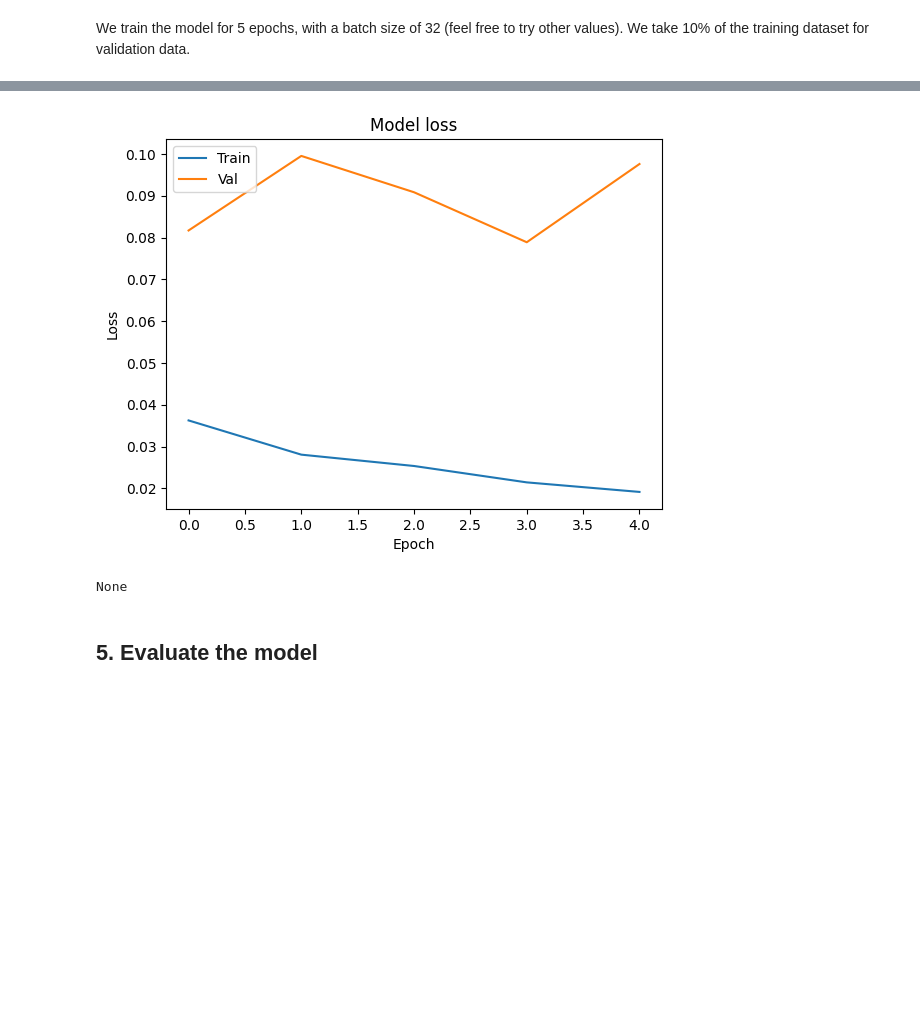
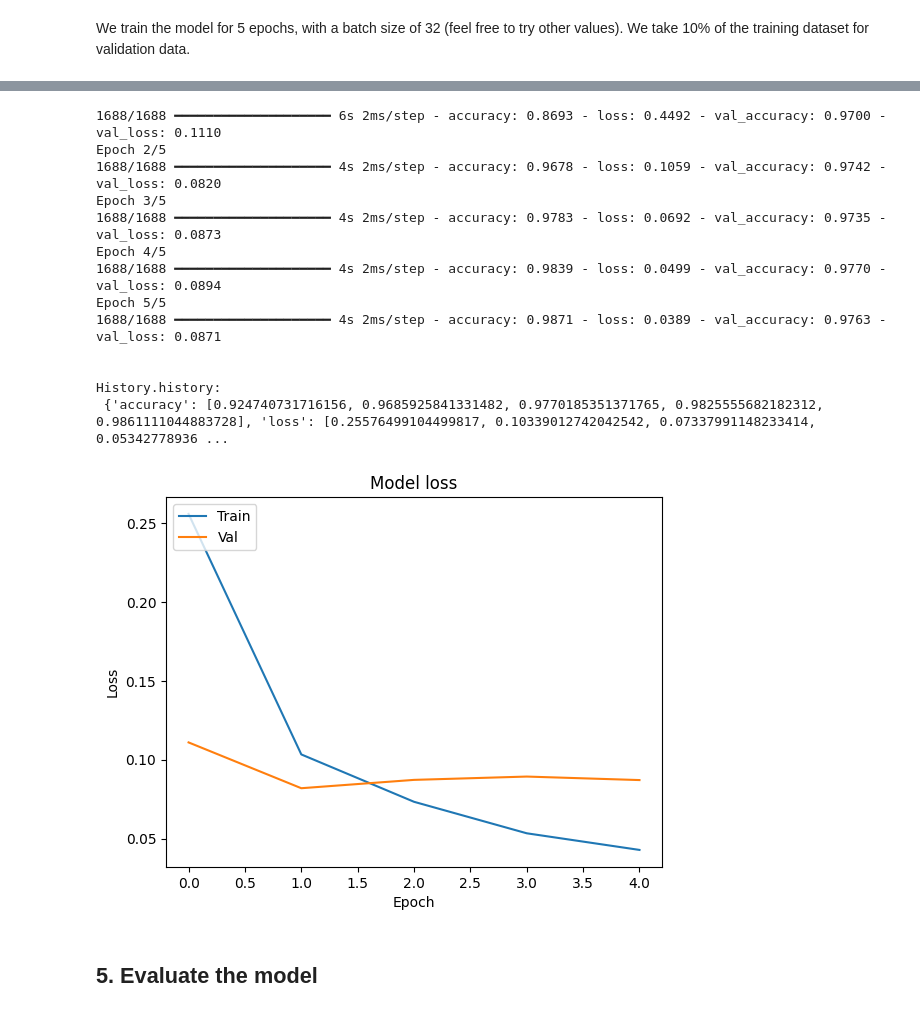
Before and after one commit to anir333/DataAndAInotesYear2Semester1, a Jupyter notebook: Python/dai2_dai3/Week6/06-Artificial neural networks/06.01_NN_Classification.ipynb, the cells around one changed output, grey strips where cells are left out. Saved outputs shown, nothing was run; the diff lists cells and outputs as text; code cells hidden in the pictures; blank space fills up the shorter version.

```diff
--- a/Python/dai2_dai3/Week6/06-Artificial neural networks/06.01_NN_Classification.ipynb
+++ b/Python/dai2_dai3/Week6/06-Artificial neural networks/06.01_NN_Classification.ipynb
@@ -178,4 +219,7 @@ We train the model for 5 epochs, with a batch size of 32 (feel free to try other
 # %%
+"""
+
+"""
 # train the model
 history = model.fit(
     x_train_norm, # training input
@@ -185,6 +229,6 @@ history = model.fit(
     validation_split=0.1,
 )
 # plot loss function
-print(plot_loss(history))
+plot_loss(history)
 # %% [output]
 Epoch 1/5
@@ -200,5 +236,17 @@ Epoch 5/5
+1688/1688 ━━━━━━━━━━━━━━━━━━━━ 6s 2ms/step - accuracy: 0.8693 - loss: 0.4492 - val_accuracy: 0.9700 - val_loss: 0.1110
+Epoch 2/5
+1688/1688 ━━━━━━━━━━━━━━━━━━━━ 4s 2ms/step - accuracy: 0.9678 - loss: 0.1059 - val_accuracy: 0.9742 - val_loss: 0.0820
+Epoch 3/5
+1688/1688 ━━━━━━━━━━━━━━━━━━━━ 4s 2ms/step - accuracy: 0.9783 - loss: 0.0692 - val_accuracy: 0.9735 - val_loss: 0.0873
+Epoch 4/5
+1688/1688 ━━━━━━━━━━━━━━━━━━━━ 4s 2ms/step - accuracy: 0.9839 - loss: 0.0499 - val_accuracy: 0.9770 - val_loss: 0.0894
+Epoch 5/5
+1688/1688 ━━━━━━━━━━━━━━━━━━━━ 4s 2ms/step - accuracy: 0.9871 - loss: 0.0389 - val_accuracy: 0.9763 - val_loss: 0.0871
+
+
+History.history:
+ {'accuracy': [0.924740731716156, 0.9685925841331482, 0.9770185351371765, 0.9825555682182312, 0.9861111044883728], 'loss': [0.25576499104499817, 0.10339012742042542, 0.07337991148233414, 0.05342778936 ...
-[figure, old version]
+[figure, new version]
-None
 # %% [markdown]
 ## 5. Evaluate the model
 # %% [markdown]
```
Also changed, not shown: parts of 5 cells of this notebook, 9 other files.
